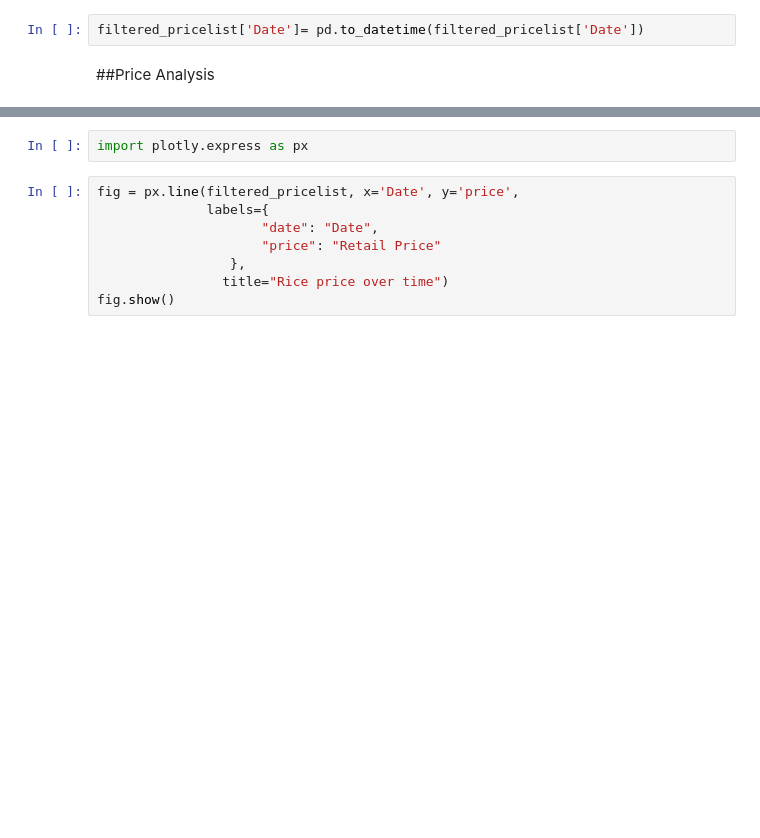
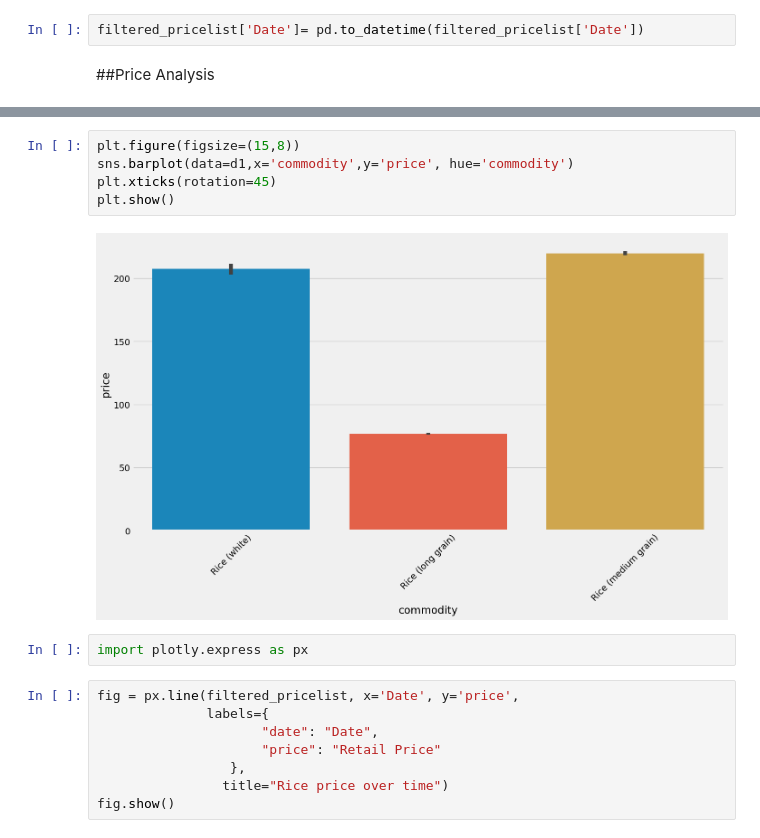
Before and after one commit to DVIlangamge/FYP--Rice-Price-Volatility-Analysis-and-Forecasting, a Jupyter notebook: FYP.ipynb, the cells around one changed output, grey strips where cells are left out. Drawn from its saved outputs; the diff is of its cells as text; blank space fills up the shorter version.

```diff
--- a/FYP.ipynb
+++ b/FYP.ipynb
@@ -204,3 +339,10 @@ filtered_pricelist['Date']= pd.to_datetime(filtered_pricelist['Date'])
+# %%
+plt.figure(figsize=(15,8))
+sns.barplot(data=d1,x='commodity',y='price', hue='commodity')
+plt.xticks(rotation=45)
+plt.show()
+# %% [output]
+[figure, added]
 # %%
 import plotly.express as px
 # %%
```
Also changed, not shown: parts of 91 cells of this notebook.
